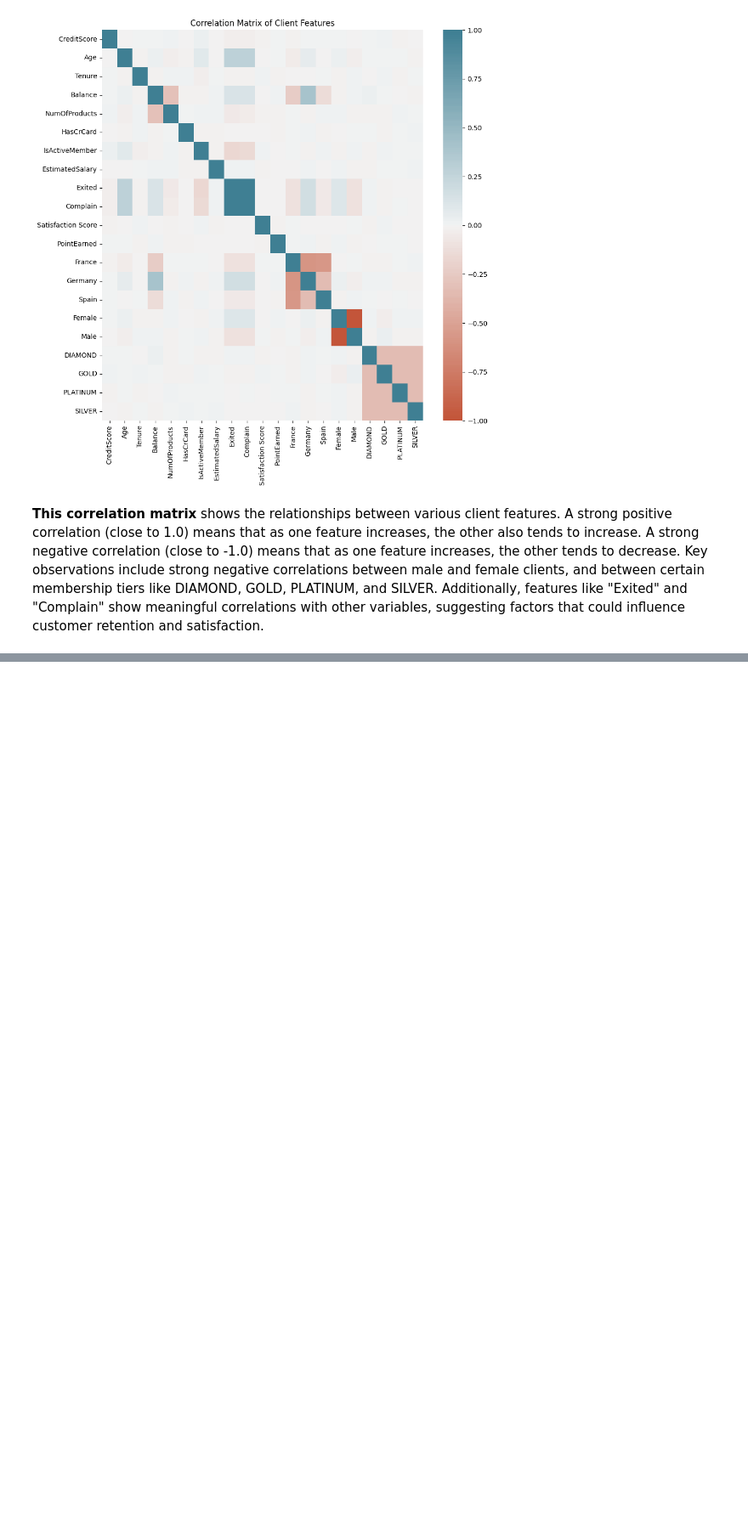
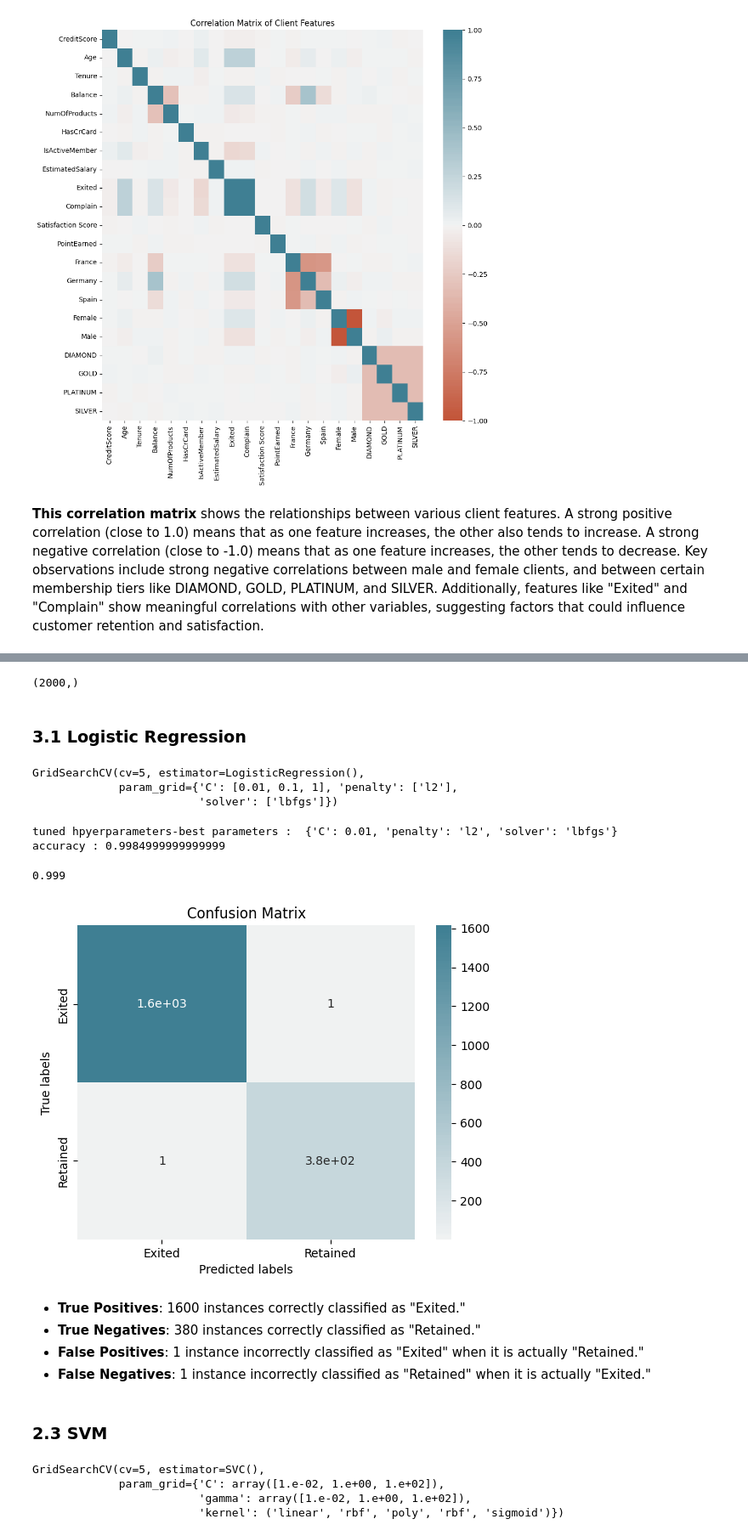
Before and after one commit to Abderrahmane-Chafi/BankCustomerChurnAnalysis, a Jupyter notebook: notebook794dc85e40.ipynb, the cells around one changed output, grey strips where cells are left out. Shown at 85% size. Cells and saved outputs as stored; diff of their text form; code cells hidden in the pictures; blank space fills up the shorter version.

Commit message:
Added model training and evaluation

```diff
--- a/notebook794dc85e40.ipynb
+++ b/notebook794dc85e40.ipynb
@@ -295,0 +325,4 @@ plt.show()
+# %%
+Y=pd.Series(df['Exited'].to_numpy())
+X=df.drop('Exited', axis=1)
+Y.tail(10)
@@ -295,0 +341,5 @@ plt.show()
+# %%
+transform = preprocessing.StandardScaler()
+X=transform.fit(X).transform(X)
+# %%
+X_train, X_test, Y_train, Y_test=train_test_split(X,Y,test_size=0.2,random_state=2)
@@ -295,0 +348,56 @@ plt.show()
+# %%
+Y_test.shape
+# %% [output]
+(2000,)
+# %% [markdown]
+### 3.1 Logistic Regression
+# %%
+parameters ={'C':[0.01,0.1,1],
+             'penalty':['l2'],
+             'solver':['lbfgs']}
+lr=LogisticRegression()
+
+# GridSearchCV performs exhaustive search over specified parameter values for an estimator using cross-validation.
+# cv=10 splits data into 8 folds, training and validating the model 10 times, each with a different fold as the
+# validation set and the remaining as training. This ensures reliable and robust performance evaluation.
+logreg_cv=GridSearchCV(lr,parameters,cv=5)
+logreg_cv.fit(X_train, Y_train)
+# %% [output]
+GridSearchCV(cv=5, estimator=LogisticRegression(),
+             param_grid={'C': [0.01, 0.1, 1], 'penalty': ['l2'],
+                         'solver': ['lbfgs']})
+# %%
+print("tuned hpyerparameters-best parameters : ",logreg_cv.best_params_)
+print("accuracy :",logreg_cv.best_score_) # best cross-validated score on the training data
+# %% [output]
+tuned hpyerparameters-best parameters :  {'C': 0.01, 'penalty': 'l2', 'solver': 'lbfgs'}
+accuracy : 0.9984999999999999
+# %%
+logreg_accuracy = logreg_cv.score(X_test, Y_test)
+logreg_accuracy # is the score of the best model on the test data
+# %% [output]
+0.999
+# %%
+yhat=logreg_cv.predict(X_test)
+plot_confusion_matrix(Y_test,yhat)
+# %% [output]
+[figure, added]
+# %% [markdown]
+* **True Positives**: 1600 instances correctly classified as "Exited."
+* **True Negatives**: 380 instances correctly classified as "Retained."
+* **False Positives**: 1 instance incorrectly classified as "Exited" when it is actually "Retained."
+* **False Negatives**: 1 instance incorrectly classified as "Retained" when it is actually "Exited."
+# %% [markdown]
+### 2.3 SVM
+# %%
+parameters = {'kernel':('linear', 'rbf','poly','rbf', 'sigmoid'),
+              'C': np.logspace(-2, 2, 3),
+              'gamma':np.logspace(-2, 2, 3)}
+svm = SVC()
+svm_cv = GridSearchCV(svm, parameters, cv=5)
+svm_cv.fit(X_train, Y_train)
+# %% [output]
+GridSearchCV(cv=5, estimator=SVC(),
+             param_grid={'C': array([1.e-02, 1.e+00, 1.e+02]),
+                         'gamma': array([1.e-02, 1.e+00, 1.e+02]),
+                         'kernel': ('linear', 'rbf', 'poly', 'rbf', 'sigmoid')})
```
Also changed, not shown: parts of 24 cells of this notebook.
